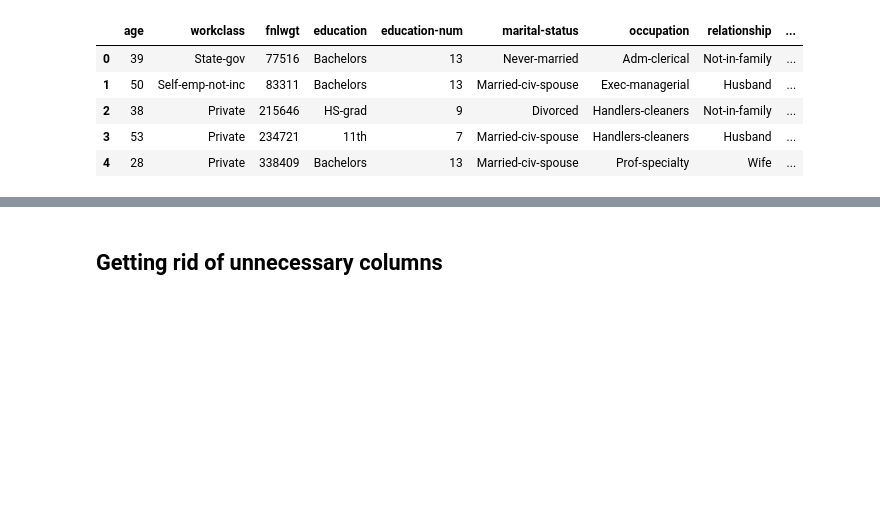
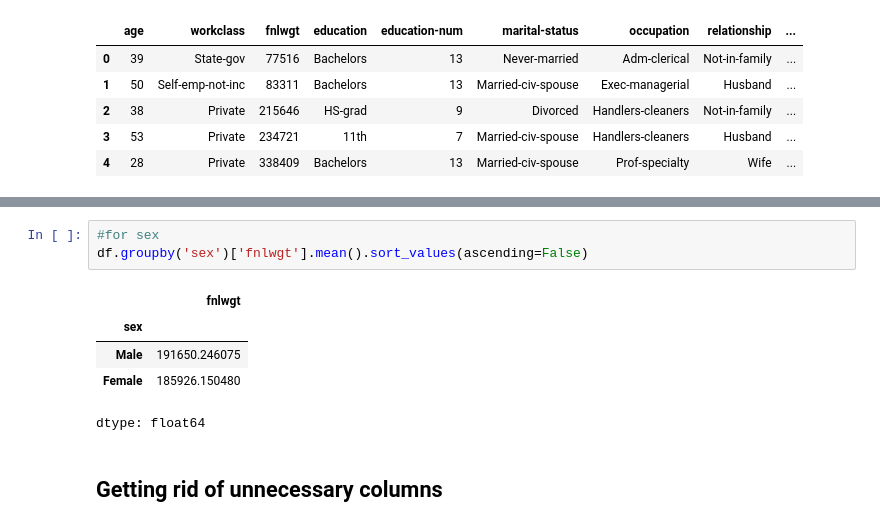
Before and after one commit to paninishah/synapse-learning-phase, a Jupyter notebook: Panini_SynapseLP_Task4.ipynb, the cells around one changed output, grey strips where cells are left out. Saved outputs shown, nothing was run; the diff lists cells and outputs as text; blank space fills up the shorter version.

```diff
--- a/Panini_SynapseLP_Task4.ipynb
+++ b/Panini_SynapseLP_Task4.ipynb
@@ -134,3 +159,12 @@ df.head()
+# %%
+#for sex
+df.groupby('sex')['fnlwgt'].mean().sort_values(ascending=False)
+# %% [output]
+|  | fnlwgt |
+| sex |  |
+| Male | 191650.246075 |
+| Female | 185926.150480 |
+dtype: float64
 # %% [markdown]
 ## Getting rid of unnecessary columns
 # %% [markdown]
```
Also changed, not shown: parts of 39 cells of this notebook.
